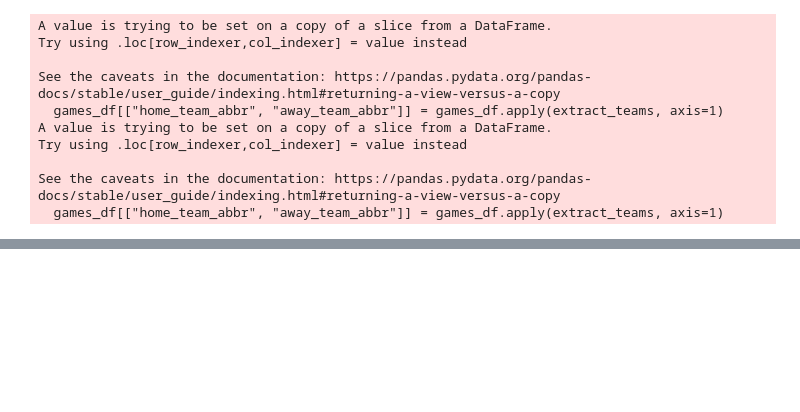
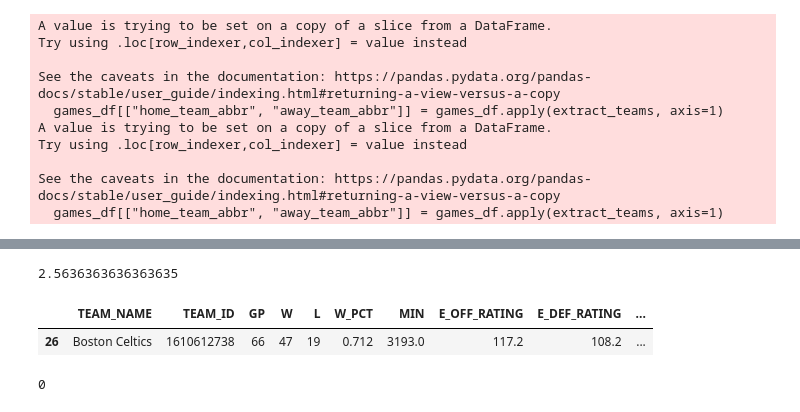
Before and after one commit to matthold86/player-prop-simulation, a Jupyter notebook: notebooks/nba_api_test.ipynb, the cells around one changed output, grey strips where cells are left out. Cells and saved outputs as stored; diff of their text form; code cells hidden in the pictures; blank space fills up the shorter version.

```diff
--- a/notebooks/nba_api_test.ipynb
+++ b/notebooks/nba_api_test.ipynb
@@ -299,0 +300,26 @@ data.get_data_frames()[0]
+# %%
+df = data.get_data_frames()[0]
+min_game = df.loc[0,'MIN'] / df.loc[0,'GP']
+pf_game = df.loc[0,'PF'] / df.loc[0,'GP']
+pf_game
+# %% [output]
+2.5636363636363635
+# %%
+from nba_api.stats.endpoints import teamestimatedmetrics
+import pandas as pd
+team_stats = teamestimatedmetrics.TeamEstimatedMetrics(season='2024-25')
+results = team_stats.get_dict()
+data = pd.DataFrame(
+    data=results['resultSet']['rowSet'],
+    columns=results['resultSet']['headers'])
+
+data[data['TEAM_ID'] == 1610612738]
+# %% [output]
+|  | TEAM_NAME | TEAM_ID | GP | W | L | W_PCT | MIN | E_OFF_RATING | E_DEF_RATING | ... |
+| 26 | Boston Celtics | 1610612738 | 66 | 47 | 19 | 0.712 | 3193.0 | 117.2 | 108.2 | ... |
+# %%
+import numpy as np
+team_foul_prob = 0.15
+np.random.binomial(1, team_foul_prob)
+# %% [output]
+0
```
Also changed, not shown: parts of 1 cell of this notebook, 1 other file.
